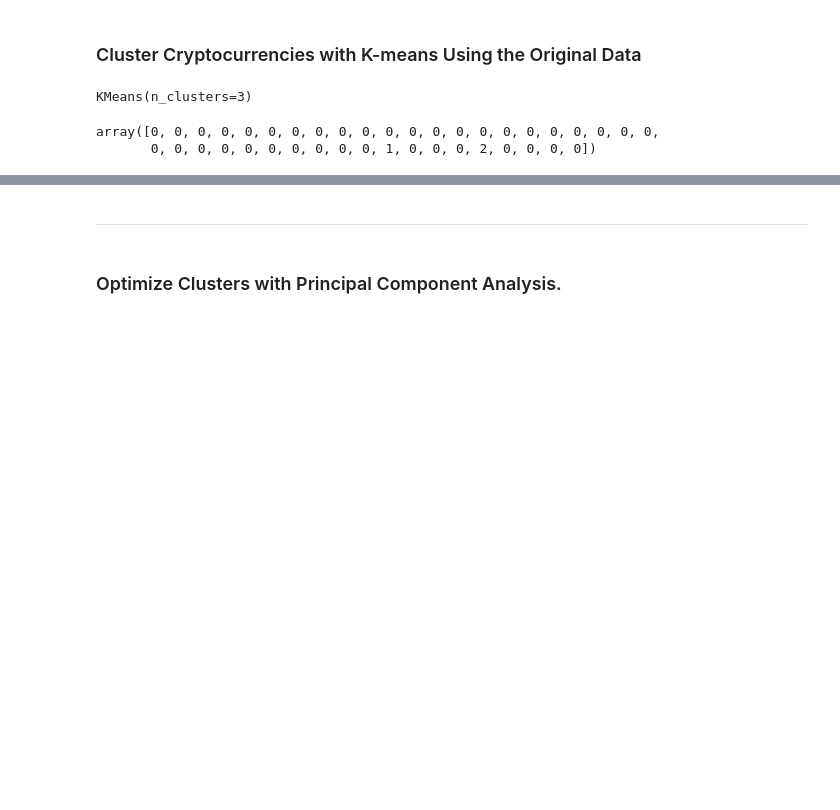
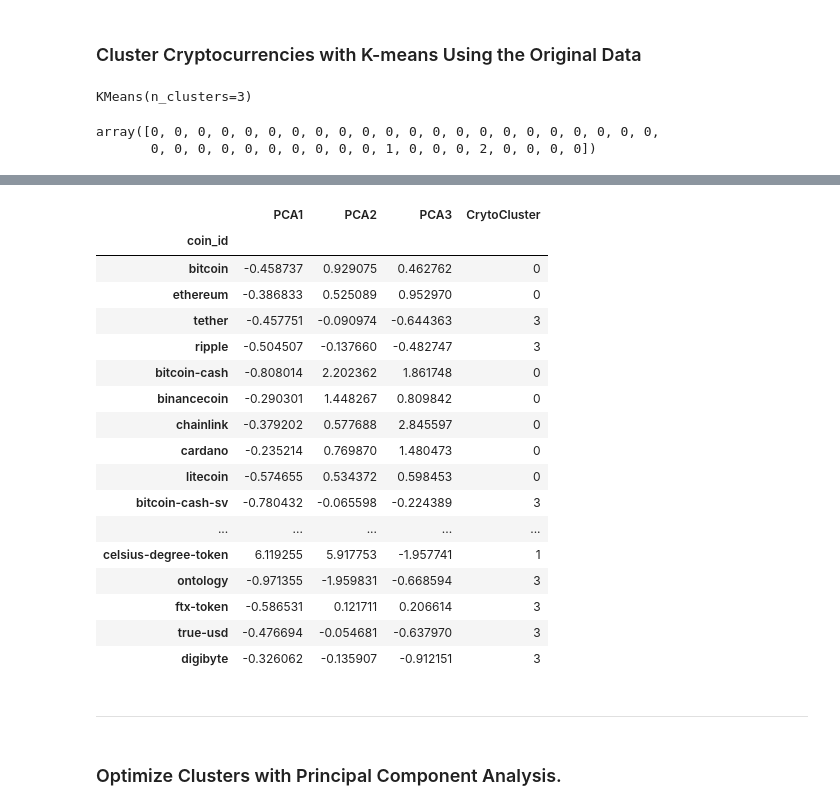
Before and after one commit to SusanEspo/CrytoClustering, a Jupyter notebook: Crypto_Clustering.ipynb, the cells around one changed output, grey strips where cells are left out. Cells and saved outputs as stored; diff of their text form; code cells hidden in the pictures; blank space fills up the shorter version.

```diff
--- a/Crypto_Clustering.ipynb
+++ b/Crypto_Clustering.ipynb
@@ -222,3 +209,24 @@ Predict the clusters to group
+# %%
+df_cryto_pca_predictions
+# %% [output]
+|  | PCA1 | PCA2 | PCA3 | CrytoCluster |
+| coin_id |  |  |  |  |
+| bitcoin | -0.458737 | 0.929075 | 0.462762 | 0 |
+| ethereum | -0.386833 | 0.525089 | 0.952970 | 0 |
+| tether | -0.457751 | -0.090974 | -0.644363 | 3 |
+| ripple | -0.504507 | -0.137660 | -0.482747 | 3 |
+| bitcoin-cash | -0.808014 | 2.202362 | 1.861748 | 0 |
+| binancecoin | -0.290301 | 1.448267 | 0.809842 | 0 |
+| chainlink | -0.379202 | 0.577688 | 2.845597 | 0 |
+| cardano | -0.235214 | 0.769870 | 1.480473 | 0 |
+| litecoin | -0.574655 | 0.534372 | 0.598453 | 0 |
+| bitcoin-cash-sv | -0.780432 | -0.065598 | -0.224389 | 3 |
+| ... | ... | ... | ... | ... |
+| celsius-degree-token | 6.119255 | 5.917753 | -1.957741 | 1 |
+| ontology | -0.971355 | -1.959831 | -0.668594 | 3 |
+| ftx-token | -0.586531 | 0.121711 | 0.206614 | 3 |
+| true-usd | -0.476694 | -0.054681 | -0.637970 | 3 |
+| digibyte | -0.326062 | -0.135907 | -0.912151 | 3 |
 # %% [markdown]
 ---
 # %% [markdown]
```
Also changed, not shown: parts of 17 cells of this notebook.
